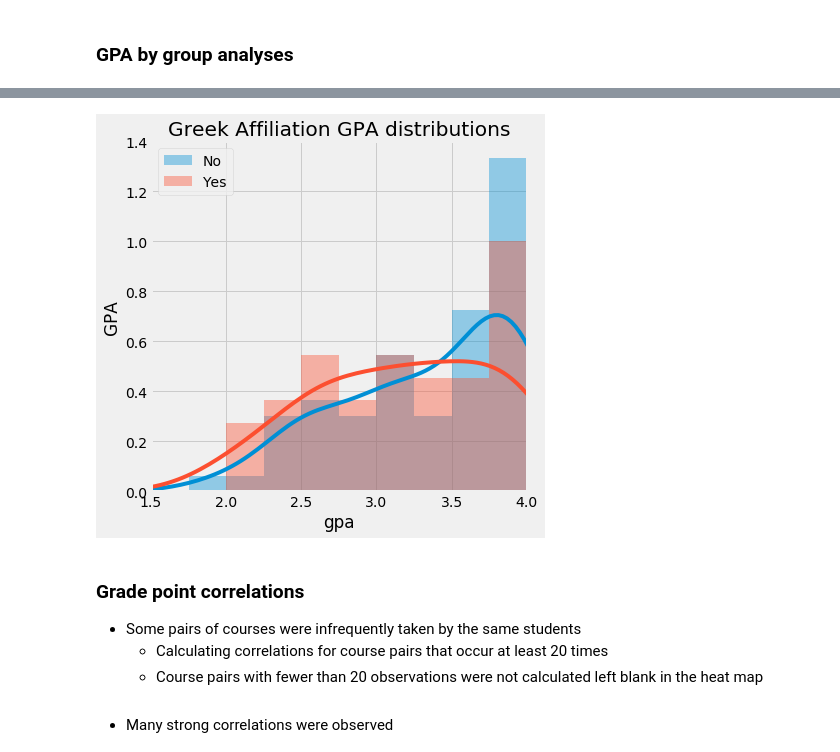
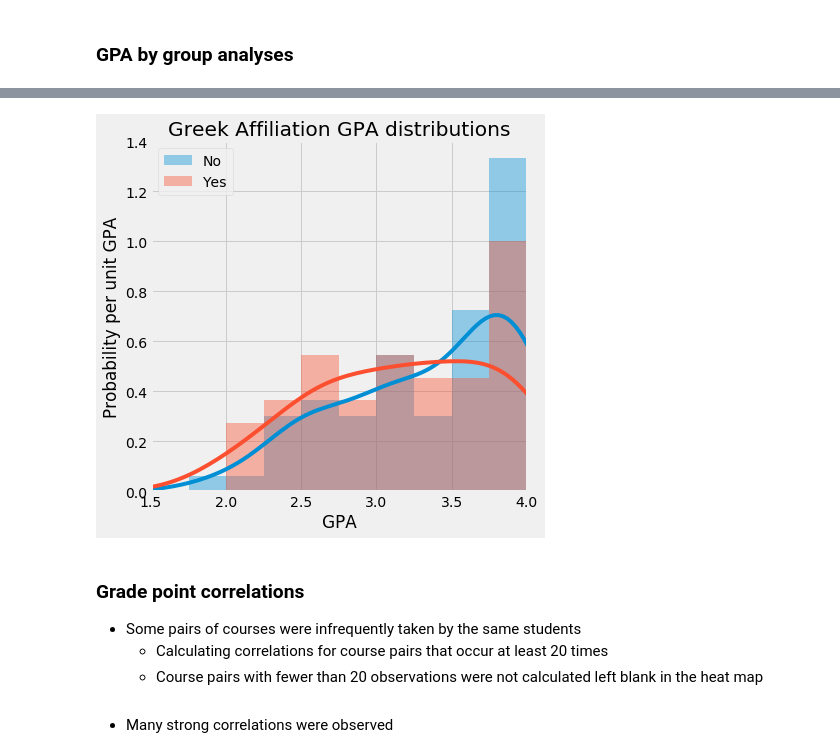
Before and after one commit to pmgasper/union_students, a Jupyter notebook: nb04_hypothesis_testing.ipynb, the cells around one changed output, grey strips where cells are left out. Cells and saved outputs as stored; diff of their text form; code cells hidden in the pictures.

```diff
--- a/nb04_hypothesis_testing.ipynb
+++ b/nb04_hypothesis_testing.ipynb
@@ -137,16 +157,16 @@ result
 # %%
 # Greek affiliation (yes vs. no) distributions
 bins = np.arange(1, 4.1, 0.25)
 ax = sns.distplot(info.loc[info.greek.isnull()].gpa, bins=bins, label='No')
 sns.distplot(info.loc[info.greek.notnull()].gpa, bins=bins, label='Yes')
 plt.xlim(1.5, 4)
 plt.legend()
 plt.ylabel('Probability per unit GPA')
-plt.ylabel('GPA')
+plt.xlabel('GPA')
 plt.title('Greek Affiliation GPA distributions')
 plt.show()
 # %% [output]
-[figure, old version]
+[figure, new version]
 # %% [markdown]
 ### Grade point correlations
 
```
Also changed, not shown: parts of 5 cells of this notebook.
